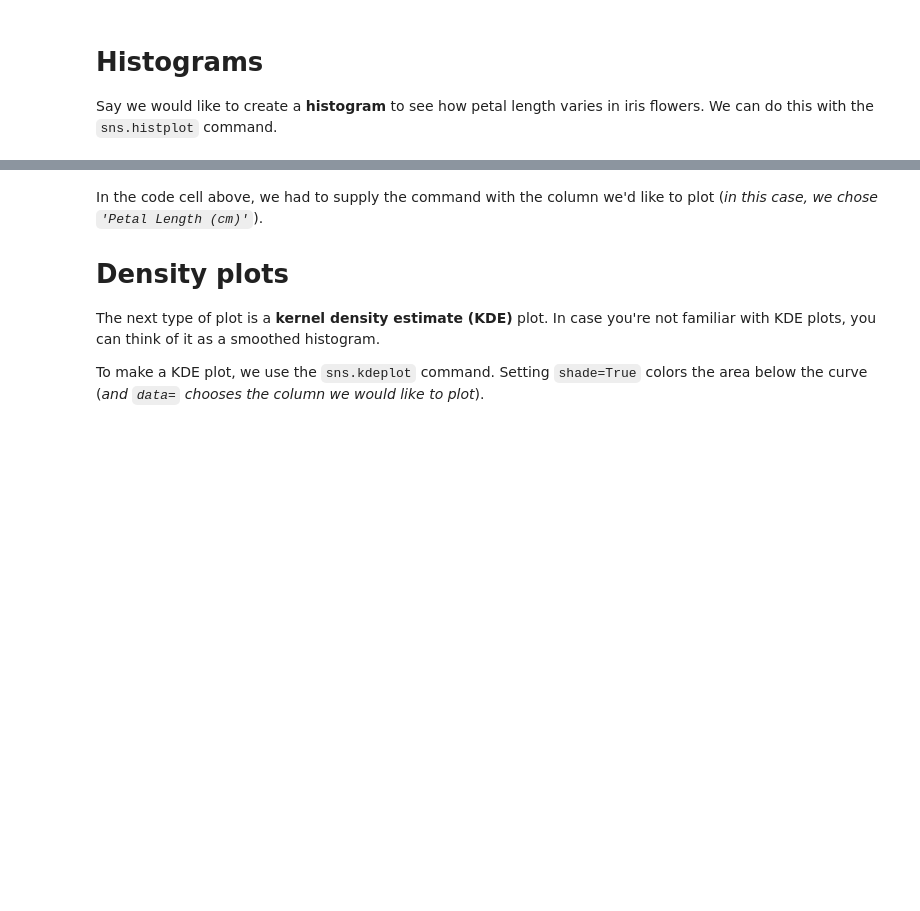
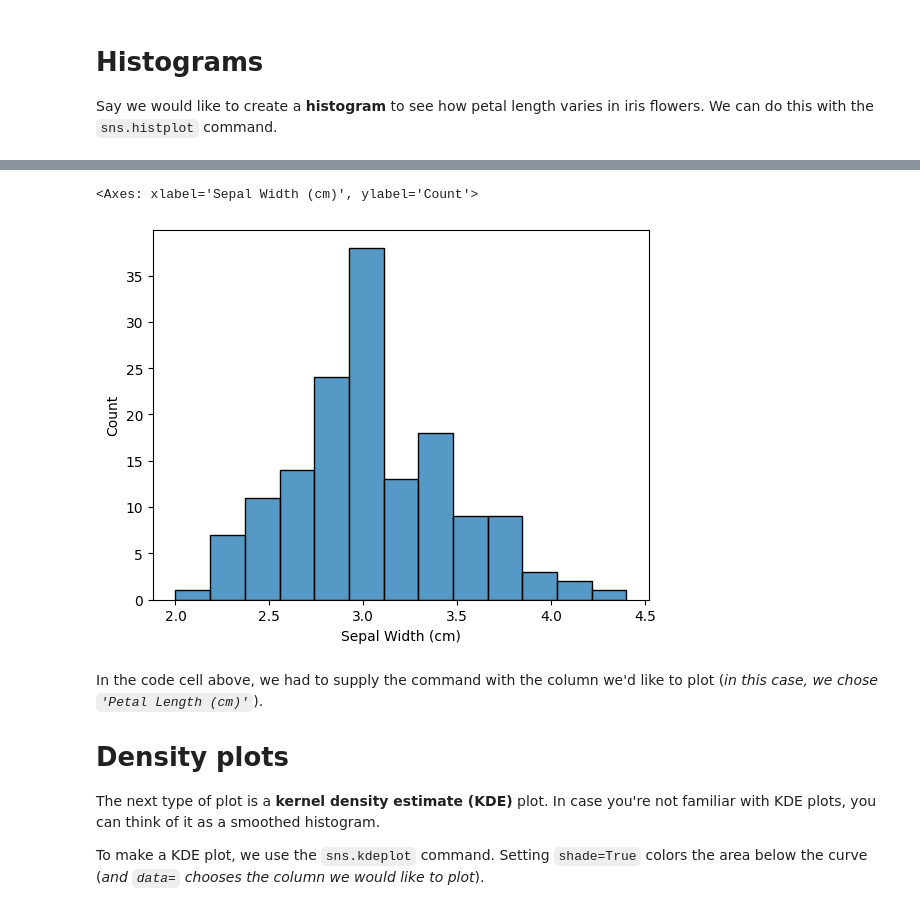
Before and after one commit to ramadhanridho16/Kaggle_Data-Visualization, a Jupyter notebook: e_distributions.ipynb, the cells around one changed output, grey strips where cells are left out. Cells and saved outputs as stored; diff of their text form; code cells hidden in the pictures; blank space fills up the shorter version.

```diff
--- a/e_distributions.ipynb
+++ b/e_distributions.ipynb
@@ -54,3 +62,9 @@ sns.histplot(iris_data['Petal Length (cm)'])
+# %%
+# Histogram
+sns.histplot(iris_data['Sepal Width (cm)'])
+# %% [output]
+<Axes: xlabel='Sepal Width (cm)', ylabel='Count'>
+[figure, added]
 # %% [markdown]
 In the code cell above, we had to supply the command with the column we'd like to plot (_in this case, we chose `'Petal Length (cm)'`_).
 
```
Also changed, not shown: parts of 8 cells of this notebook, 1 other file.
